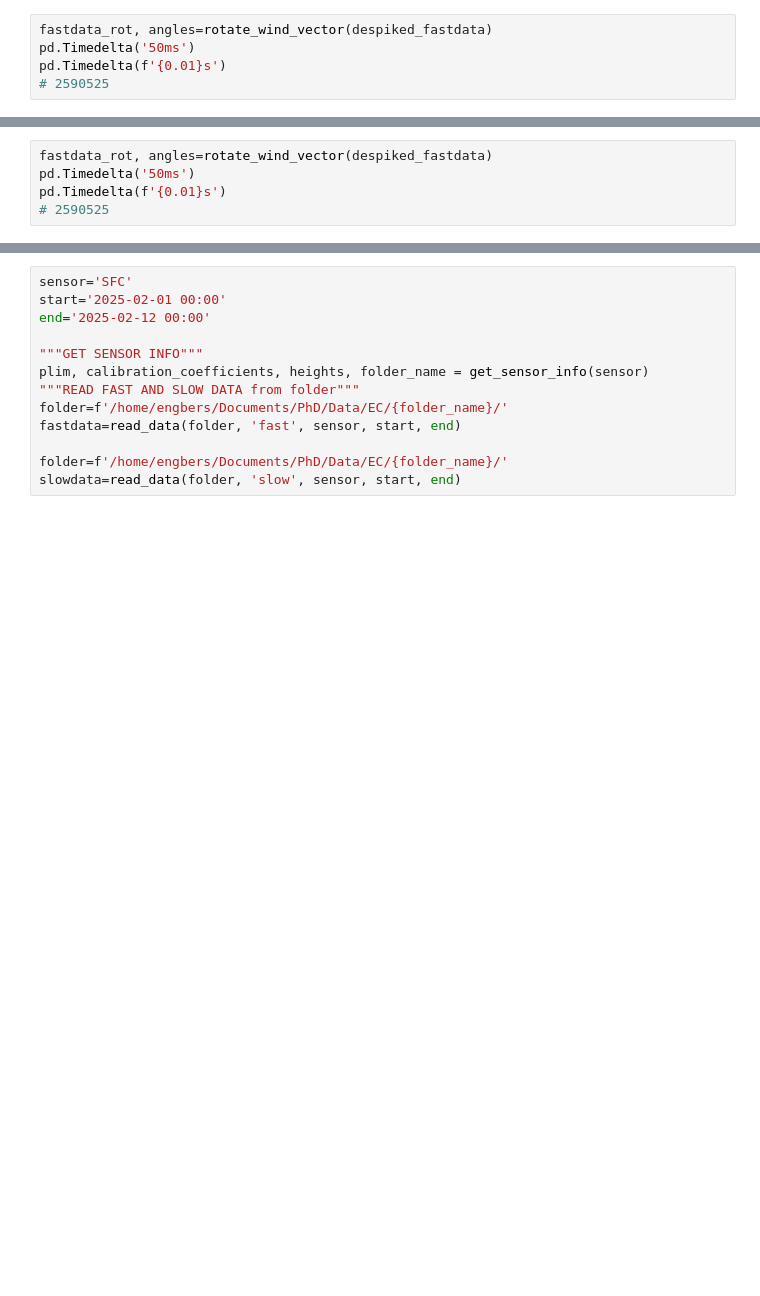
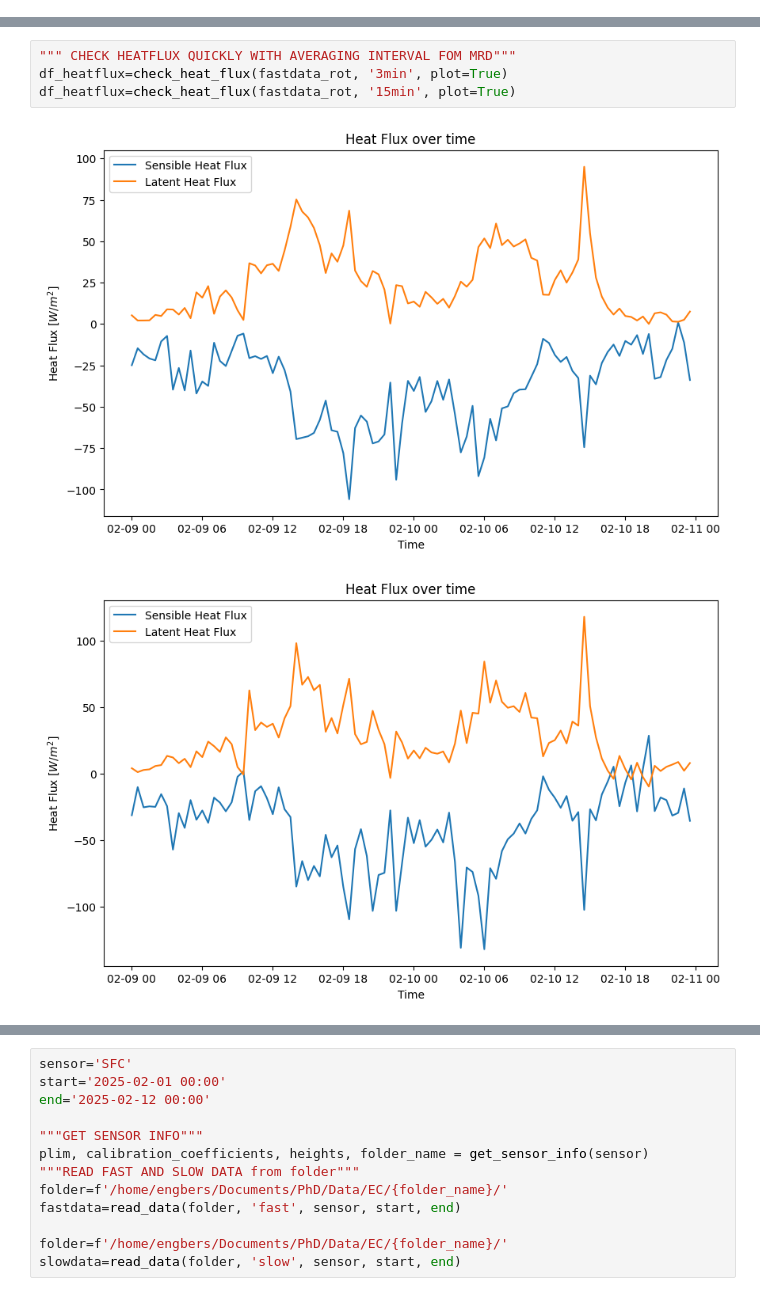
Before and after one commit to Rainette9/DataProcessingScripts, a Jupyter notebook: Processing_main.ipynb, the cells around one changed output, grey strips where cells are left out. Drawn from its saved outputs; the diff is of its cells as text; blank space fills up the shorter version.

```diff
--- a/Processing_main.ipynb
+++ b/Processing_main.ipynb
@@ -58,5 +64,0 @@ KeyError: 'LI_H2Om_corr'
-# %%
-fastdata_rot, angles=rotate_wind_vector(despiked_fastdata)
-pd.Timedelta('50ms')
-pd.Timedelta(f'{0.01}s')
-# 2590525
@@ -86,5 +64,0 @@ IndexError: index 2592600 is out of bounds for axis 0 with size 2592600
-# %%
-fastdata_rot, angles=rotate_wind_vector(despiked_fastdata)
-pd.Timedelta('50ms')
-pd.Timedelta(f'{0.01}s')
-# 2590525
@@ -182,0 +65,7 @@ slowdata.index[0], slowdata.index[1]
+# %%
+""" CHECK HEATFLUX QUICKLY WITH AVERAGING INTERVAL FOM MRD"""
+df_heatflux=check_heat_flux(fastdata_rot, '3min', plot=True)
+df_heatflux=check_heat_flux(fastdata_rot, '15min', plot=True)
+# %% [output]
+[figure, added]
+[figure, added]
```
Also changed, not shown: parts of 45 cells of this notebook, 4 other files.
